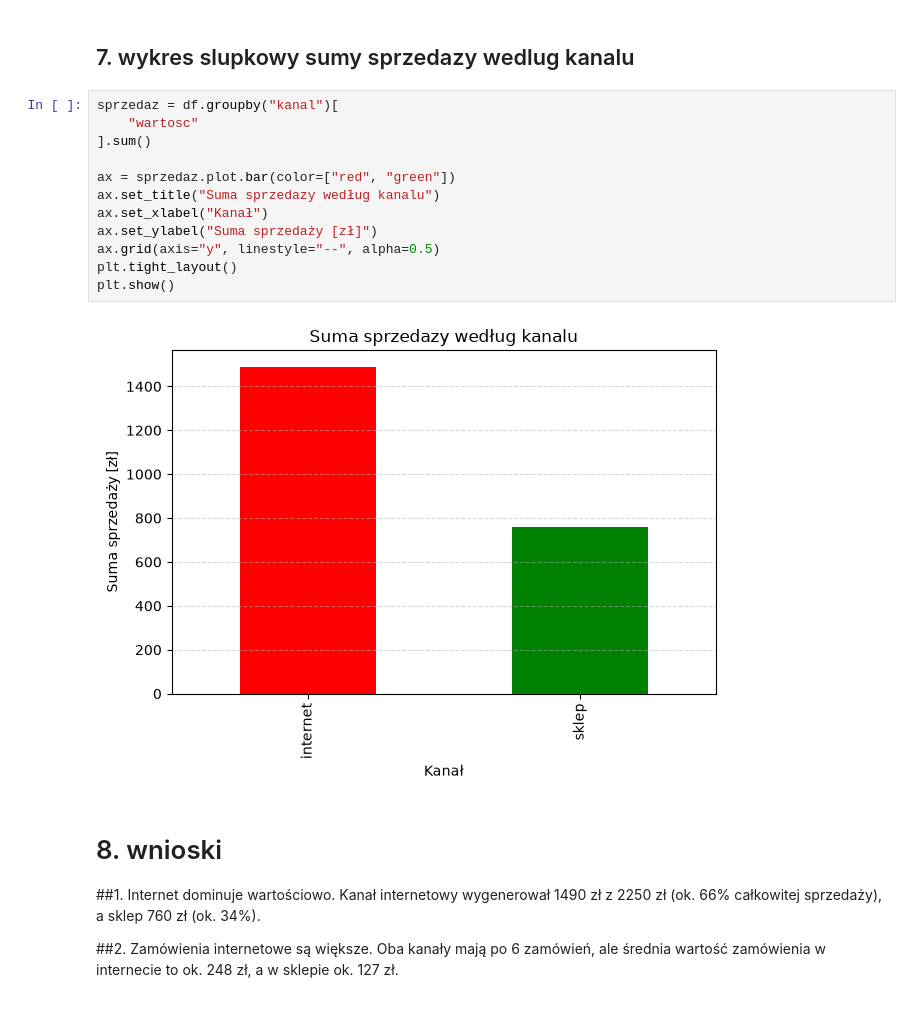
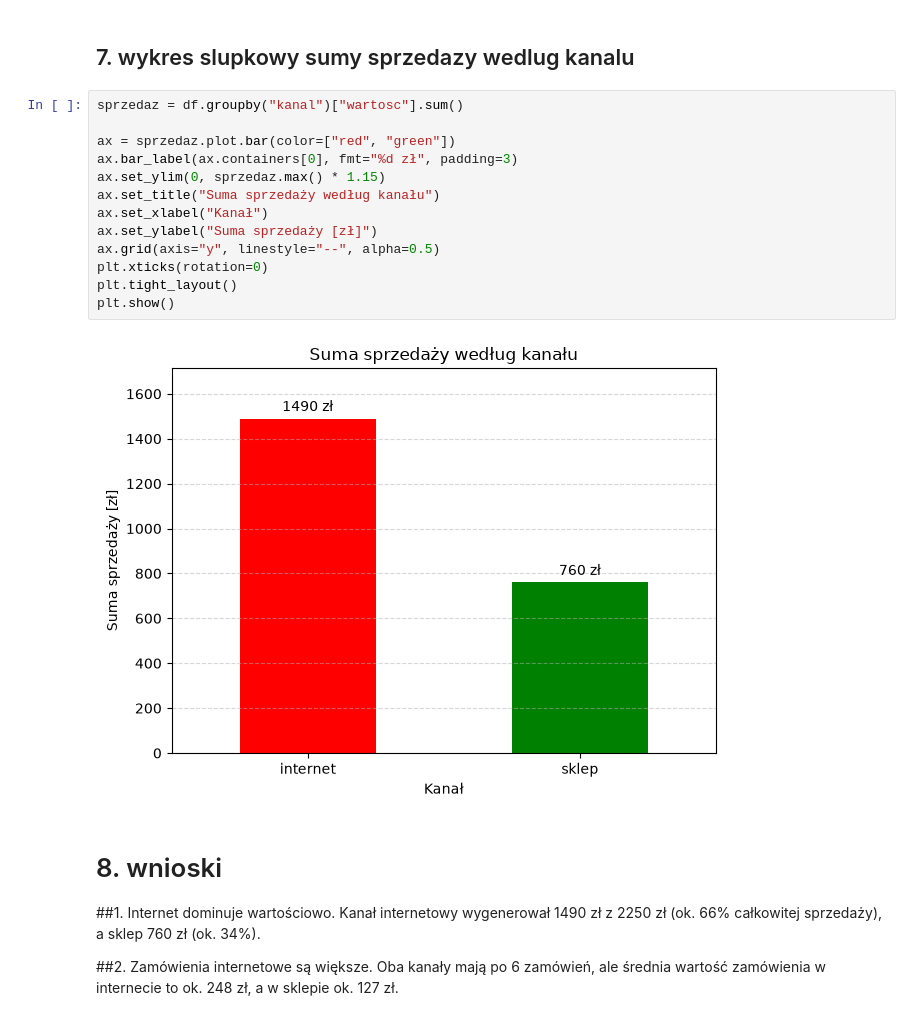
Before and after one commit to pawsonzz/laboratorium-eda, a Jupyter notebook: notebooks/01_eksploracja.ipynb, the cells around one changed output. Cells and saved outputs as stored; diff of their text form.

```diff
--- a/notebooks/01_eksploracja.ipynb
+++ b/notebooks/01_eksploracja.ipynb
@@ -109,19 +109,20 @@ Mediana wartości zamówienia: 170.0
 # %% [markdown]
 ## 7. wykres slupkowy sumy sprzedazy wedlug kanalu
 # %%
-sprzedaz = df.groupby("kanal")[
-    "wartosc"
-].sum()
+sprzedaz = df.groupby("kanal")["wartosc"].sum()
 
 ax = sprzedaz.plot.bar(color=["red", "green"])
-ax.set_title("Suma sprzedazy według kanalu")
+ax.bar_label(ax.containers[0], fmt="%d zł", padding=3)
+ax.set_ylim(0, sprzedaz.max() * 1.15)
+ax.set_title("Suma sprzedaży według kanału")
 ax.set_xlabel("Kanał")
 ax.set_ylabel("Suma sprzedaży [zł]")
 ax.grid(axis="y", linestyle="--", alpha=0.5)
+plt.xticks(rotation=0)
 plt.tight_layout()
 plt.show()
 # %% [output]
-[figure, old version]
+[figure, new version]
 # %% [markdown]
 # 8. wnioski
 
```
